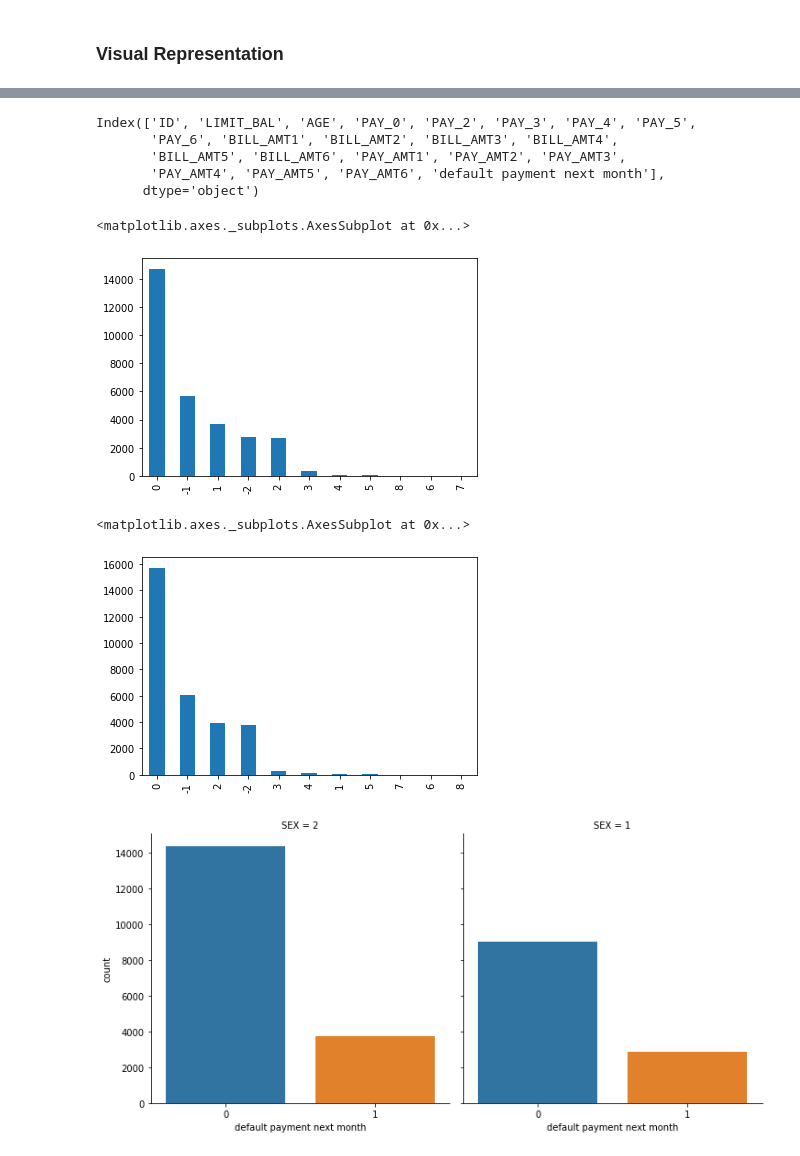
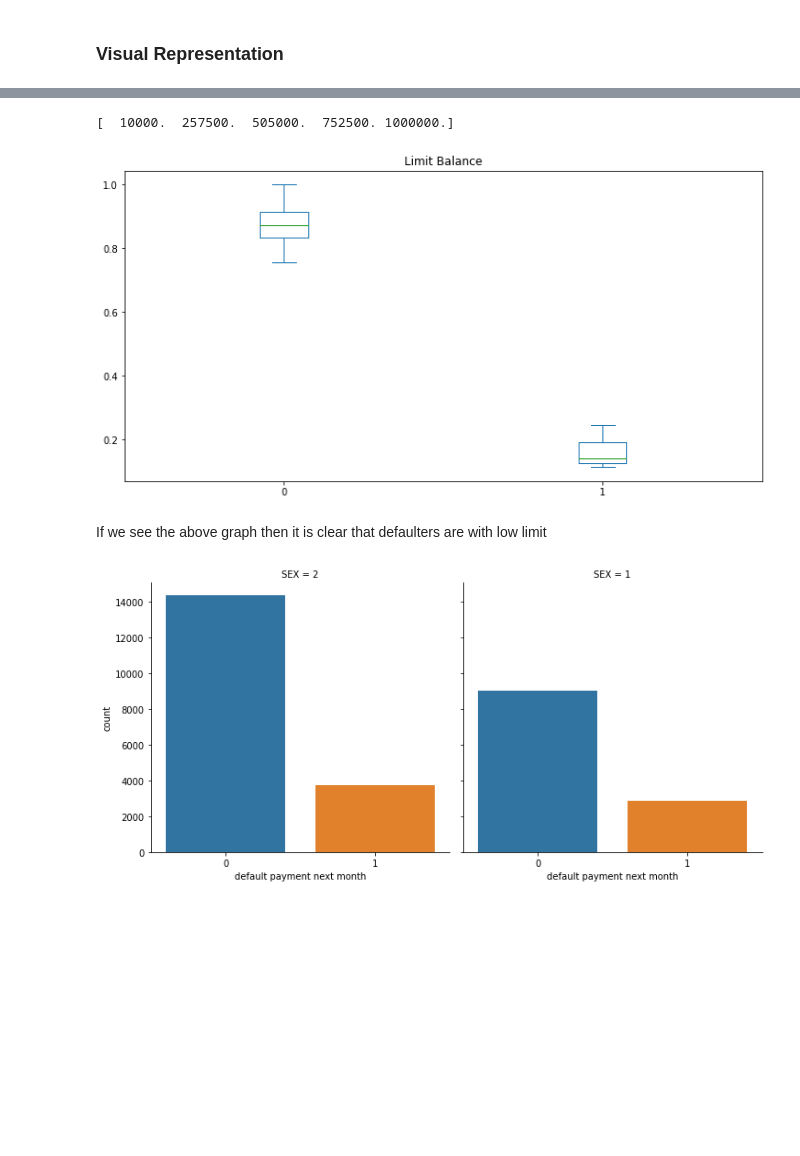
Before and after one commit to akmal1994/Capstone---Classification, a Jupyter notebook: Credit_Card_Default_Prediction_Capstone_Project.ipynb, the cells around one changed output, grey strips where cells are left out. Cells and saved outputs as stored; diff of their text form; code cells hidden in the pictures; blank space fills up the shorter version.

```diff
--- a/Credit_Card_Default_Prediction_Capstone_Project.ipynb
+++ b/Credit_Card_Default_Prediction_Capstone_Project.ipynb
@@ -223,9 +288,8 @@ Name: MARRIAGE, dtype: int64
 # %%
-# plot function
-def plot_binned(col, title, bin_num):
-    bins=np.linspace(min(df[col]), max(df[col]), bin_num)
+def boxplot_binned(col, title, bin_num): # defining a functions with parameters
+    bins=np.linspace(min(df[col]), max(df[col]), bin_num) # creating a bins
     print(bins)
     labels=['B'+str(i) for i in range(bin_num-1)]
     # binning
     df[col+'_bin']=pd.cut(df[col], bins, labels=labels, include_lowest=True)
-    return df.groupby(col+'_bin')['default payment next month'].value_counts(normalize=True).unstack().plot(kind='bar', title=title, figsize=(12,6));
+    return df.groupby(col+'_bin')['default payment next month'].value_counts(normalize=True).unstack().plot(kind='box', title=title, figsize=(12,6));
@@ -252,20 +296,8 @@ sns.histplot(df.AGE)
-# %%
-cols = df.describe().columns
-cols
-# %% [output]
-Index(['ID', 'LIMIT_BAL', 'AGE', 'PAY_0', 'PAY_2', 'PAY_3', 'PAY_4', 'PAY_5',
-       'PAY_6', 'BILL_AMT1', 'BILL_AMT2', 'BILL_AMT3', 'BILL_AMT4',
-       'BILL_AMT5', 'BILL_AMT6', 'PAY_AMT1', 'PAY_AMT2', 'PAY_AMT3',
-       'PAY_AMT4', 'PAY_AMT5', 'PAY_AMT6', 'default payment next month'],
-      dtype='object')
-# %%
-df.PAY_0.value_counts().plot(kind='bar')
-# %% [output]
-<matplotlib.axes._subplots.AxesSubplot at 0x...>
-[figure, removed]
-# %%
-df.PAY_2.value_counts().plot(kind='bar')
-# %% [output]
-<matplotlib.axes._subplots.AxesSubplot at 0x...>
-[figure, removed]
+# %%
+boxplot_binned('LIMIT_BAL', 'Limit Balance', 5);
+# %% [output]
+[  10000.  257500.  505000.  752500. 1000000.]
+[figure, added]
+# %% [markdown]
+If we see the above graph then it is clear that defaulters are with low limit
 # %%
```
Also changed, not shown: parts of 78 cells of this notebook.
